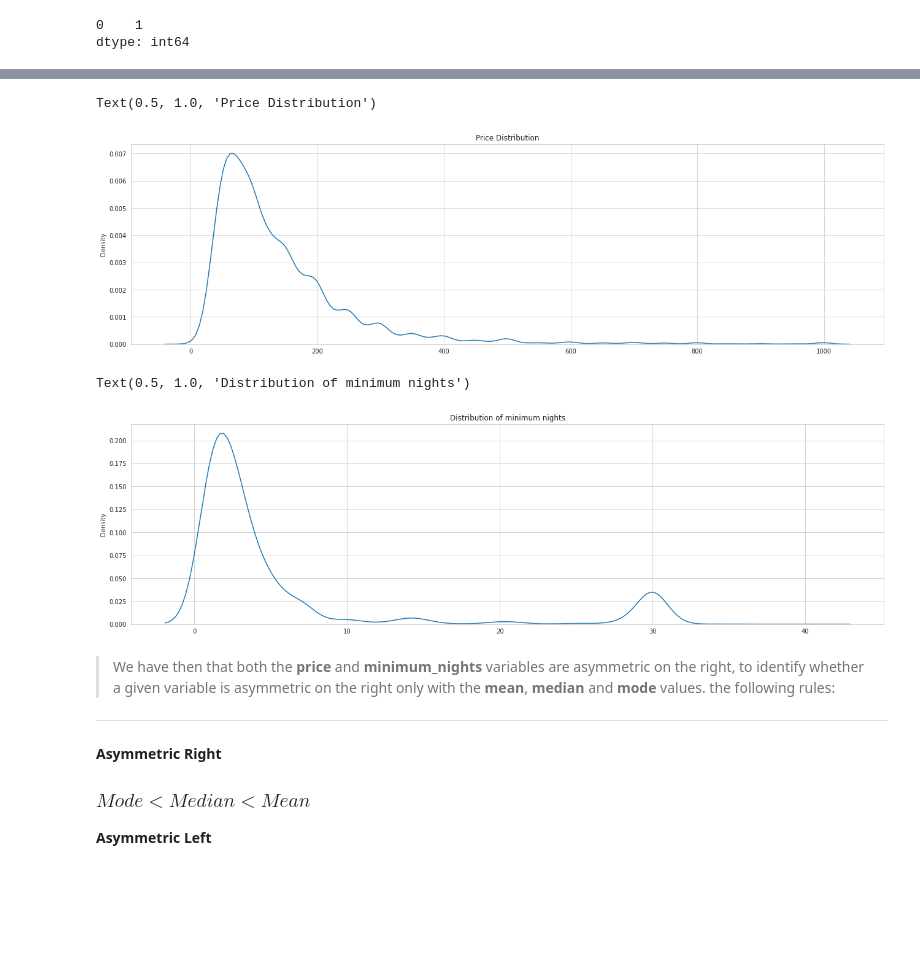
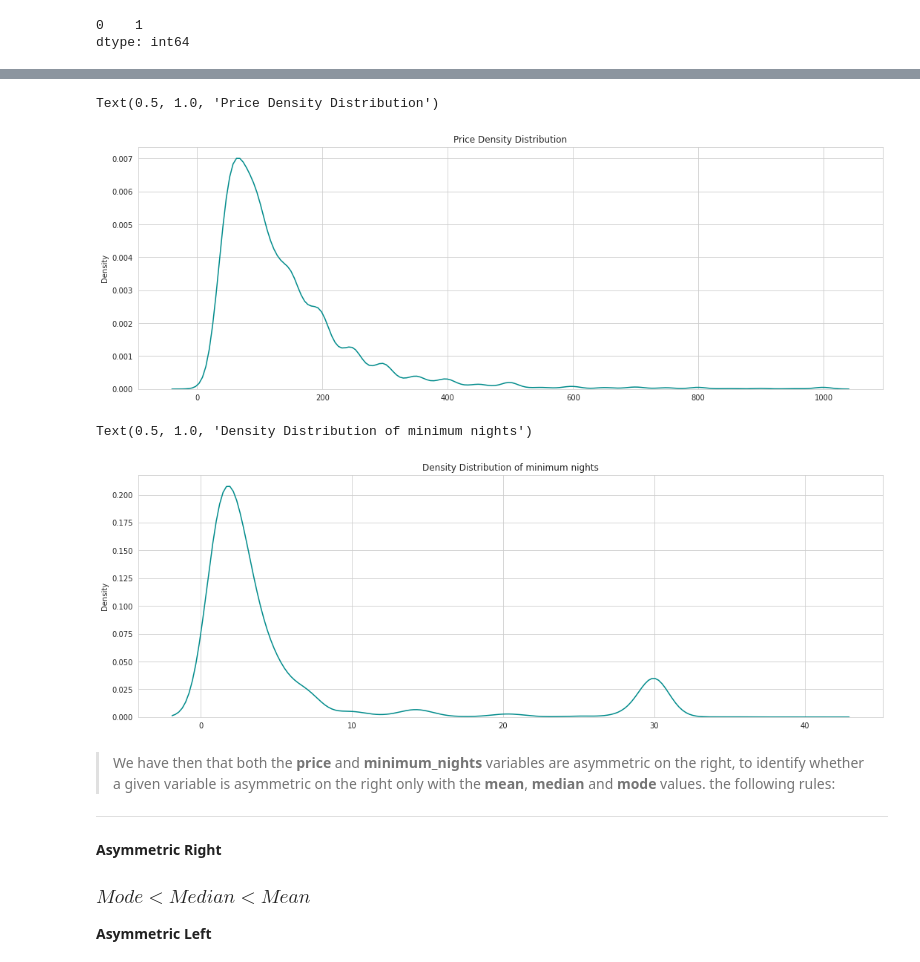
Before and after one commit to yaman9675/understand_Airbnb, a Jupyter notebook: understand_Airbnb.ipynb, the cells around one changed output, grey strips where cells are left out. Drawn from its saved outputs; the diff is of its cells as text; code cells hidden in the pictures; blank space fills up the shorter version.

```diff
--- a/understand_Airbnb.ipynb
+++ b/understand_Airbnb.ipynb
@@ -605,8 +717,8 @@ dtype: int64
 > The entire <b>sample</b> was used to obtain each metric below, even though the graphs below are limited to an interval, the upper limit helps in visualization and therefore facilitates understanding.
 # %%
 sns.set_style('whitegrid')
-visual6 = sns.kdeplot(np.array(price_1000['price']))
-visual6.set_title('Price Distribution')
+visual8 = sns.kdeplot(np.array(price_1000['price']), color='darkcyan')
+visual8.set_title('Price Density Distribution')
 # %% [output]
-Text(0.5, 1.0, 'Price Distribution')
+Text(0.5, 1.0, 'Price Density Distribution')
-[figure, old version]
+[figure, new version]
@@ -615,7 +725,7 @@ Text(0.5, 1.0, 'Price Distribution')
 # %%
 sns.set_style('whitegrid')
-visual7 = sns.kdeplot(np.array(nights_40['minimum_nights']))
-visual7.set_title('Distribution of minimum nights')
+visual9 = sns.kdeplot(np.array(nights_40['minimum_nights']), color='darkcyan')
+visual9.set_title('Density Distribution of minimum nights')
 # %% [output]
-Text(0.5, 1.0, 'Distribution of minimum nights')
+Text(0.5, 1.0, 'Density Distribution of minimum nights')
-[figure, old version]
+[figure, new version]
```
Also changed, not shown: parts of 66 cells of this notebook.
